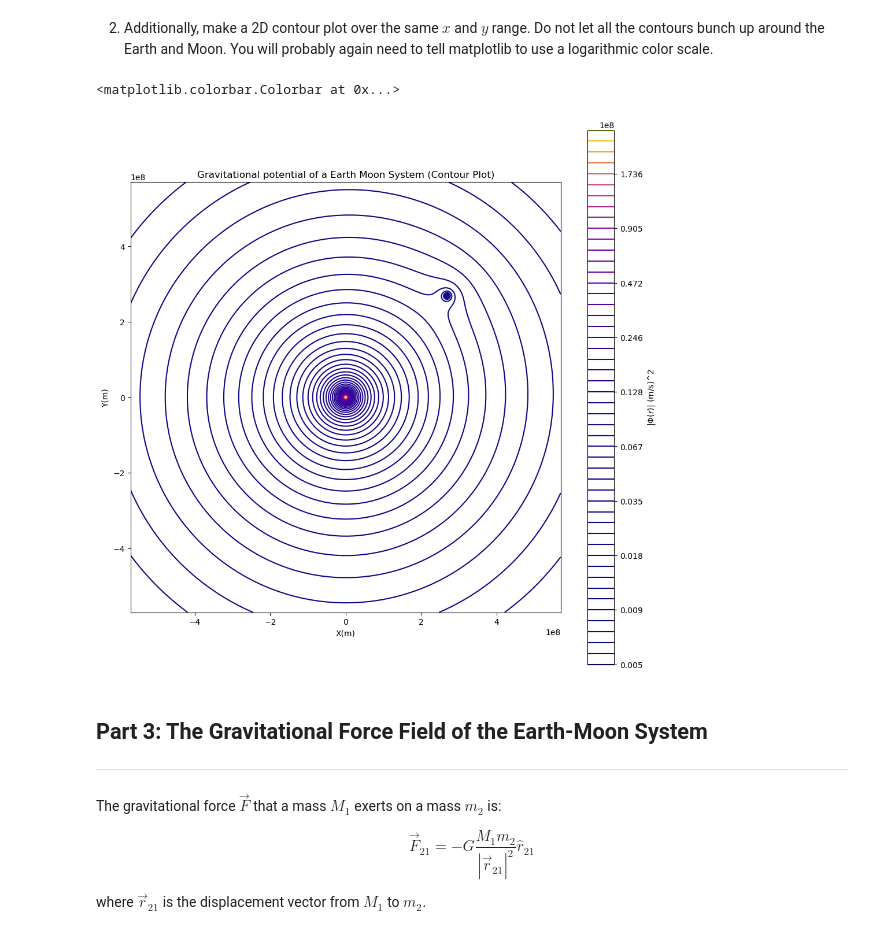
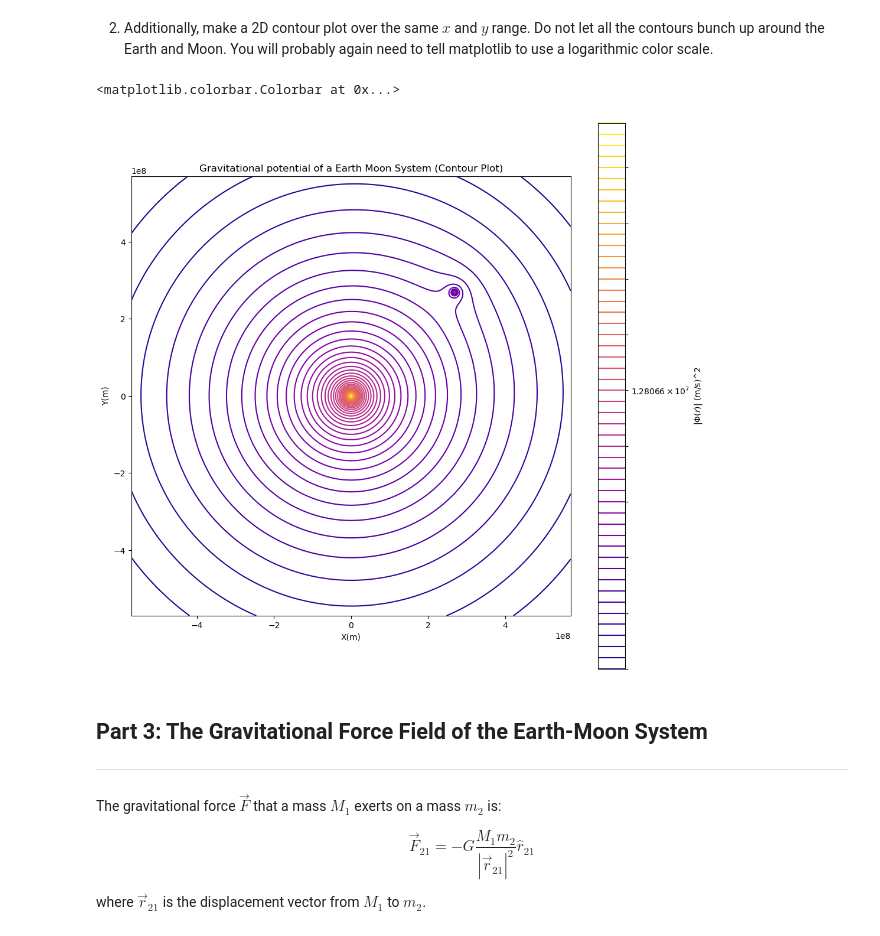
Before and after one commit to rhorton-2/PHYS265-spring26, a Jupyter notebook: Lab1/lab1.ipynb, the cells around one changed output. Saved outputs shown, nothing was run; the diff lists cells and outputs as text; code cells hidden in the pictures.

```diff
--- a/Lab1/lab1.ipynb
+++ b/Lab1/lab1.ipynb
@@ -183,17 +183,17 @@ You will probably again need to tell matplotlib to use a logarithmic color scale
 # %%
 Phi_max = Total_Potential.max()
 Phi_min = Total_Potential.min()
 levels = np.logspace(np.log10(Phi_min),np.log10(Phi_max),50)
 fig,ax =plt.subplots(figsize=(12,12))
-plot = ax.contour(x,y,Total_Potential,levels=levels,cmap = "plasma")
+plot = ax.contour(x,y,Total_Potential,levels=levels,cmap = "plasma",norm = 'log')
 ax.set_aspect('equal')
 ax.set_title("Gravitational potential of a Earth Moon System (Contour Plot)")
 ax.set_xlabel("X(m)")
 ax.set_ylabel("Y(m)")
 fig.colorbar(plot,ax=ax,label=r'|$\Phi(r)$| (m/s)^2')
 # %% [output]
 <matplotlib.colorbar.Colorbar at 0x...>
-[figure, old version]
+[figure, new version]
 # %% [markdown]
 ## Part 3: The Gravitational Force Field of the Earth-Moon System
 ----
```
Also changed, not shown: parts of 3 cells of this notebook.
